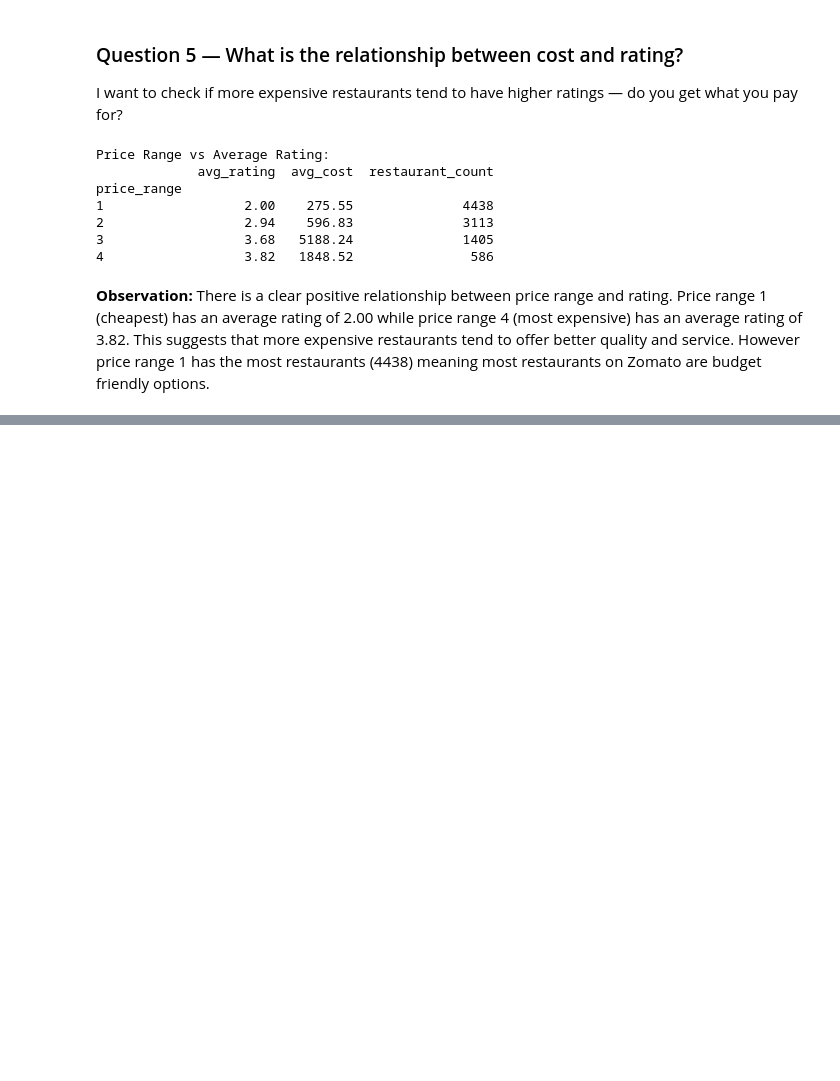
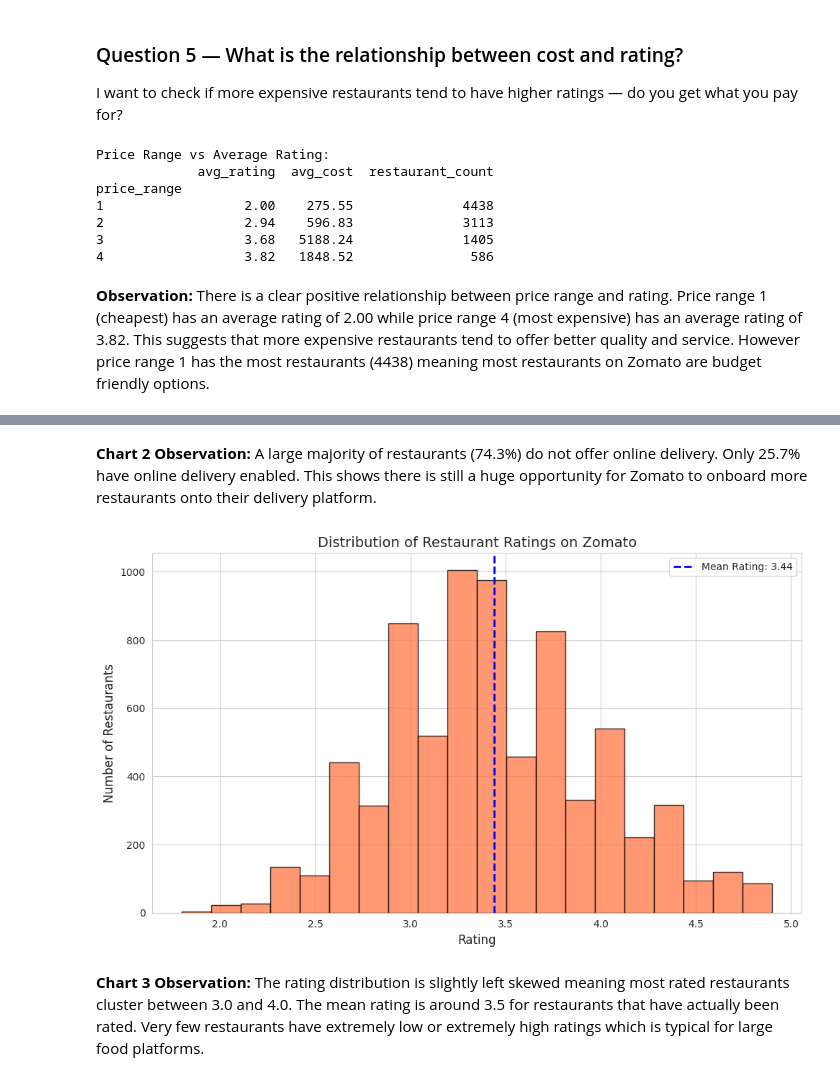
Before and after one commit to chandanar8126/zomato-eda-pluto-academy, a Jupyter notebook: Zomato_EDA_PlutoAcademy.ipynb, the cells around one changed output, grey strips where cells are left out. Saved outputs shown, nothing was run; the diff lists cells and outputs as text; code cells hidden in the pictures; blank space fills up the shorter version.

```diff
--- a/Zomato_EDA_PlutoAcademy.ipynb
+++ b/Zomato_EDA_PlutoAcademy.ipynb
@@ -375,0 +433,33 @@ friendly options.
+# %% [markdown]
+**Chart 2 Observation:** A large majority of restaurants (74.3%) do
+not offer online delivery. Only 25.7% have online delivery enabled.
+This shows there is still a huge opportunity for Zomato to onboard
+more restaurants onto their delivery platform.
+# %%
+# Chart 3 - Histogram
+# Distribution of restaurant ratings
+
+# filtering out unrated restaurants for cleaner visualization
+rated_df = df[df['rating'] > 0]
+
+plt.figure(figsize=(10, 6))
+plt.hist(rated_df['rating'], bins=20, color='coral',
+         edgecolor='black', alpha=0.8)
+
+plt.title('Distribution of Restaurant Ratings on Zomato', fontsize=14)
+plt.xlabel('Rating', fontsize=12)
+plt.ylabel('Number of Restaurants', fontsize=12)
+plt.axvline(rated_df['rating'].mean(), color='blue',
+            linestyle='dashed', linewidth=2,
+            label=f"Mean Rating: {rated_df['rating'].mean():.2f}")
+plt.legend()
+plt.tight_layout()
+plt.show()
+# %% [output]
+[figure, added]
+# %% [markdown]
+**Chart 3 Observation:** The rating distribution is slightly left skewed
+meaning most rated restaurants cluster between 3.0 and 4.0. The mean
+rating is around 3.5 for restaurants that have actually been rated.
+Very few restaurants have extremely low or extremely high ratings
+which is typical for large food platforms.
```
Also changed, not shown: parts of 5 cells of this notebook.
